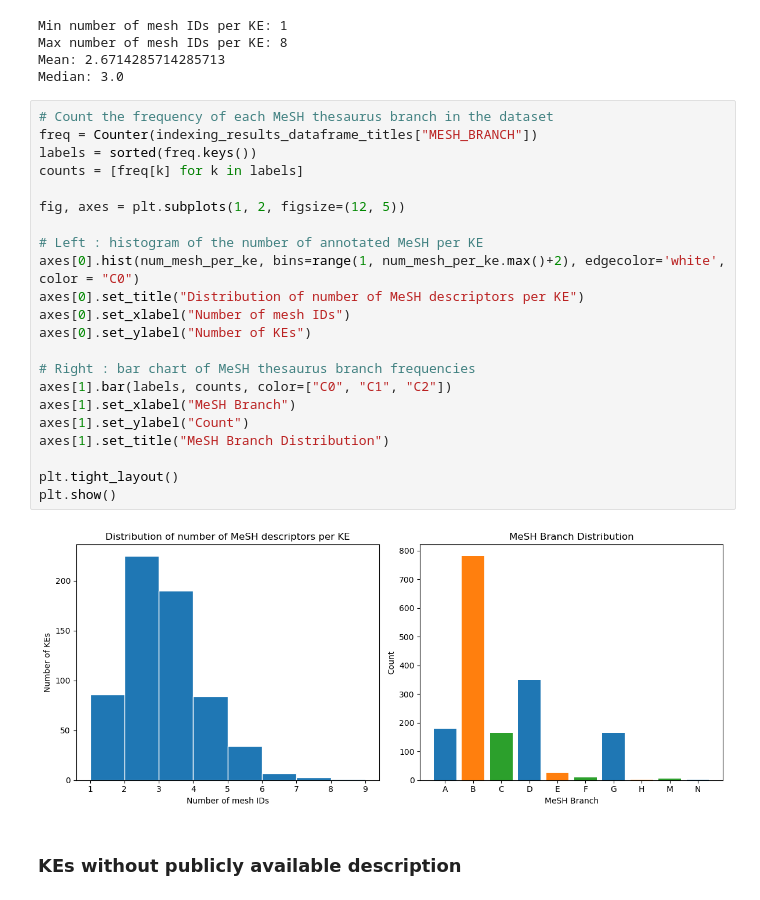
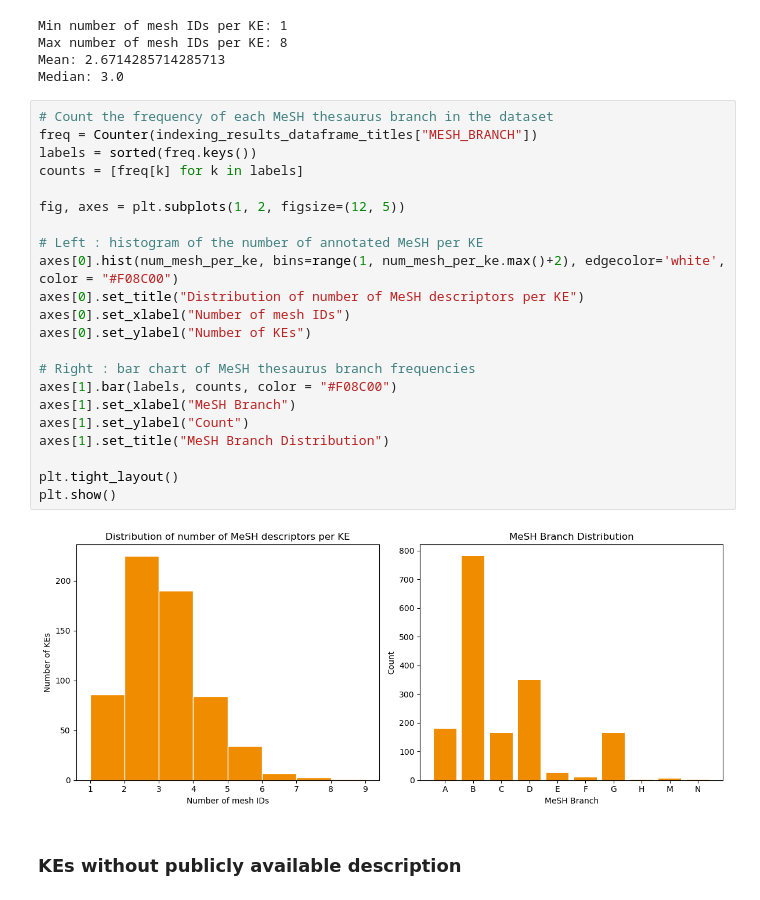
Before and after one commit to mathemei/AOP2MESH, a Jupyter notebook: AOP2MeSH.ipynb, the cells around one changed output. Drawn from its saved outputs; the diff is of its cells as text.

```diff
--- a/AOP2MeSH.ipynb
+++ b/AOP2MeSH.ipynb
@@ -628,27 +628,27 @@ Median: 3.0
 # %%
 # Count the frequency of each MeSH thesaurus branch in the dataset
 freq = Counter(indexing_results_dataframe_titles["MESH_BRANCH"])
 labels = sorted(freq.keys())
 counts = [freq[k] for k in labels]
 
 fig, axes = plt.subplots(1, 2, figsize=(12, 5))
 
 # Left : histogram of the number of annotated MeSH per KE
-axes[0].hist(num_mesh_per_ke, bins=range(1, num_mesh_per_ke.max()+2), edgecolor='white', color = "C0")
+axes[0].hist(num_mesh_per_ke, bins=range(1, num_mesh_per_ke.max()+2), edgecolor='white', color = "#F08C00")
 axes[0].set_title("Distribution of number of MeSH descriptors per KE")
 axes[0].set_xlabel("Number of mesh IDs")
 axes[0].set_ylabel("Number of KEs")
 
 # Right : bar chart of MeSH thesaurus branch frequencies
-axes[1].bar(labels, counts, color=["C0", "C1", "C2"])
+axes[1].bar(labels, counts, color = "#F08C00")
 axes[1].set_xlabel("MeSH Branch")
 axes[1].set_ylabel("Count")
 axes[1].set_title("MeSH Branch Distribution")
 
 plt.tight_layout()
 plt.show()
 # %% [output]
-[figure, old version]
+[figure, new version]
 # %% [markdown]
 ### KEs without publicly available description
 # %%
```
Also changed, not shown: parts of 23 cells of this notebook, 6 other files.
